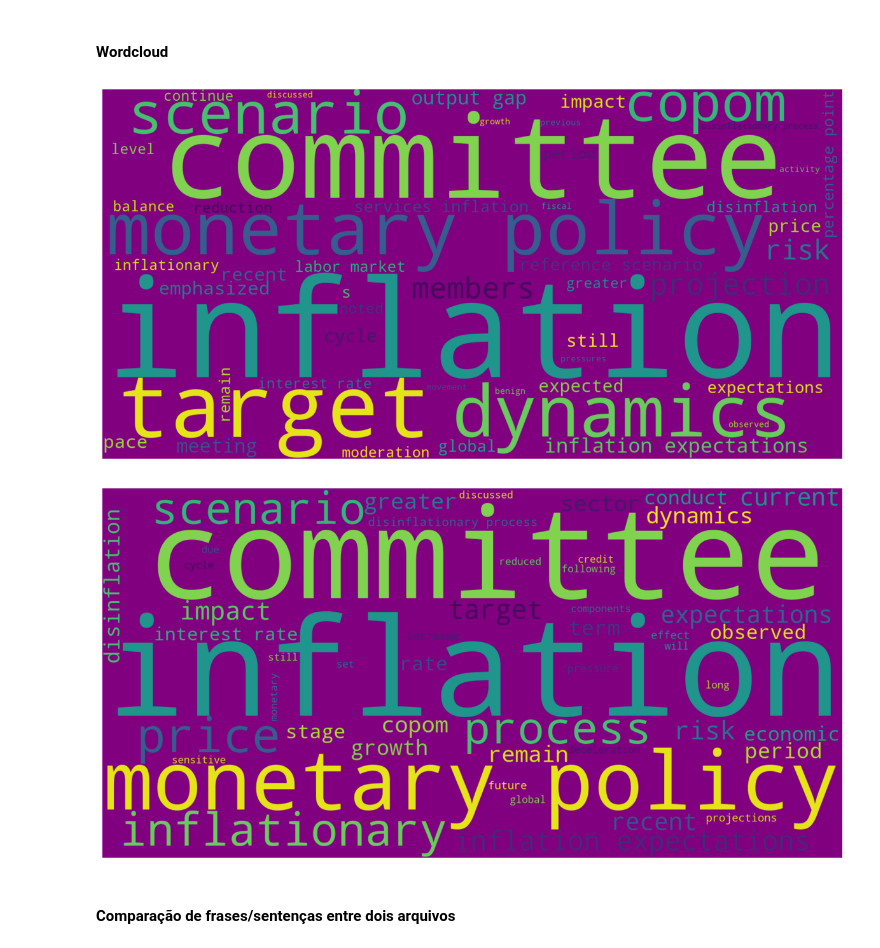
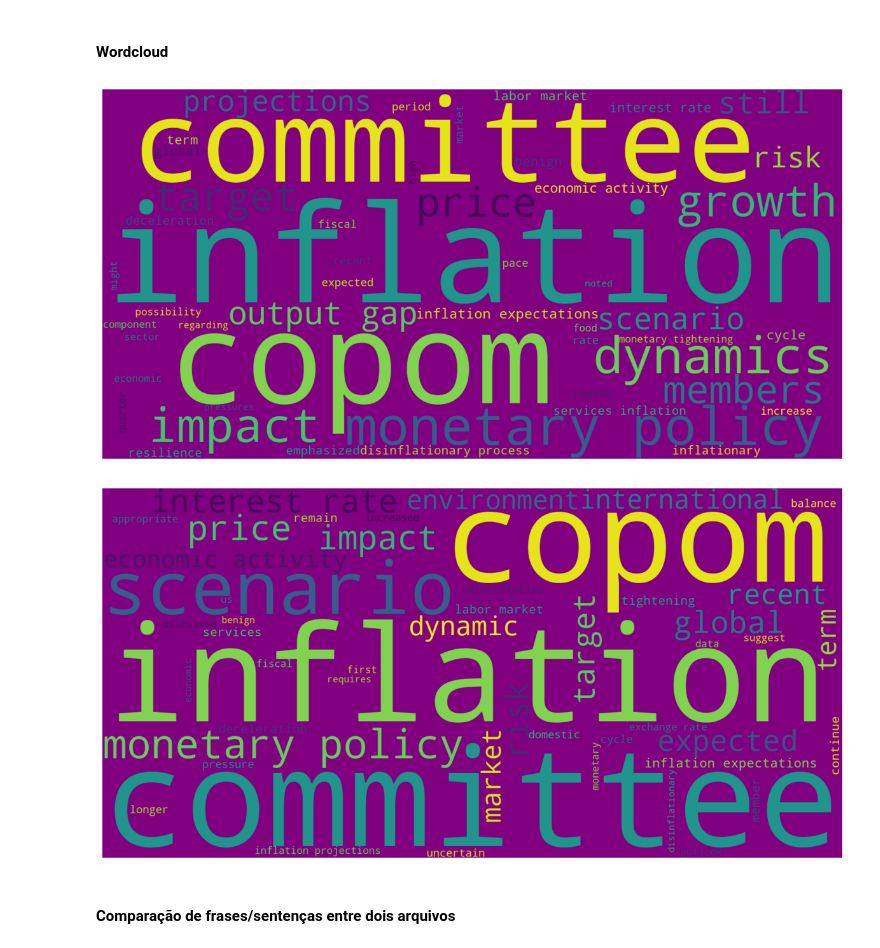
Before and after one commit to vsaito10/nlp-ata-copom, a Jupyter notebook: analise-ata-copom/copom.ipynb, the cells around one changed output. Saved outputs shown, nothing was run; the diff lists cells and outputs as text; code cells hidden in the pictures.

```diff
--- a/analise-ata-copom/copom.ipynb
+++ b/analise-ata-copom/copom.ipynb
@@ -531,9 +533,9 @@ r = requests.request("GET", url, data=payload, headers=headers, params=querystri
 data = r.json()
 
 # Número da ata mais atual
-num_atual_ata = 257
+num_atual_ata = 258
 # Número da primeira ata que possui a mesma estrutura de texto da ata atual
-num_ata_estrutura = 257
+num_ata_estrutura = 258
 
 # Lista com as datas de publicações de todas as Atas que possuem a mesma estrutura de texto da ata atual
 lst_data_pub = []
@@ -567,7 +569,7 @@ for date_minute in lst_data_pub:
 nomes_arquivos = []
 
 # Criando os nomes dos arquivos das atas do COPOM
-for i in range(232, 258):    # atas dos números 232 até 257
+for i in range(232, 259):    # atas dos números 232 até 258
     nome_arquivo = f'minute_{i}.json'
     nomes_arquivos.append(nome_arquivo)
 
@@ -582,18 +584,19 @@ for nome_arquivo in nomes_arquivos:
 #print(dados_json)
 
 # Atas do COPOM
-minute_246 = minute_copom_v2(dados_json['minute_246.json']['minute_246'])
-minute_247 = minute_copom_v2(dados_json['minute_247.json']['minute_247'])
-minute_248 = minute_copom_v2(dados_json['minute_248.json']['minute_248'])
-minute_249 = minute_copom_v2(dados_json['minute_249.json']['minute_249'])
-minute_250 = minute_copom_v2(dados_json['minute_250.json']['minute_250'])
-minute_251 = minute_copom_v2(dados_json['minute_251.json']['minute_251'])
-minute_252 = minute_copom_v2(dados_json['minute_252.json']['minute_252'])
-minute_253 = minute_copom_v2(dados_json['minute_253.json']['minute_253'])
-minute_254 = minute_copom_v2(dados_json['minute_254.json']['minute_254'])
-minute_255 = minute_copom_v2(dados_json['minute_255.json']['minute_255'])
-minute_256 = minute_copom_v2(dados_json['minute_256.json']['minute_256'])
-minute_257 = minute_copom_v2(dados_json['minute_257.json']['minute_257'])
+minute_246 = minute_copom(dados_json['minute_246.json']['minute_246'])
+minute_247 = minute_copom(dados_json['minute_247.json']['minute_247'])
+minute_248 = minute_copom(dados_json['minute_248.json']['minute_248'])
+minute_249 = minute_copom(dados_json['minute_249.json']['minute_249'])
+minute_250 = minute_copom(dados_json['minute_250.json']['minute_250'])
+minute_251 = minute_copom(dados_json['minute_251.json']['minute_251'])
+minute_252 = minute_copom(dados_json['minute_252.json']['minute_252'])
+minute_253 = minute_copom(dados_json['minute_253.json']['minute_253'])
+minute_254 = minute_copom(dados_json['minute_254.json']['minute_254'])
+minute_255 = minute_copom(dados_json['minute_255.json']['minute_255'])
+minute_256 = minute_copom(dados_json['minute_256.json']['minute_256'])
+minute_257 = minute_copom(dados_json['minute_257.json']['minute_257'])
+minute_258 = minute_copom(dados_json['minute_258.json']['minute_258'])
 # %% [markdown]
 * Para visualizar o texto de uma forma mais bonita utilizar a função 'IPython.display.Markdown()'
 # %%
@@ -601,12 +641,12 @@ IPython.display.Markdown(minute_257[0])
 # %% [markdown]
 #### **Wordcloud**
 # %%
-wordcloud_copom(minute_256[0])
+wordcloud_copom(minute_257[0])
 # %% [output]
-[figure, old version]
+[figure, new version]
 # %%
-wordcloud_copom(minute_255[0])
+wordcloud_copom(minute_258[0])
 # %% [output]
-[figure, old version]
+[figure, new version]
 # %% [markdown]
 #### **Comparação de frases/sentenças entre dois arquivos**
```
Also changed, not shown: parts of 13 cells of this notebook.
